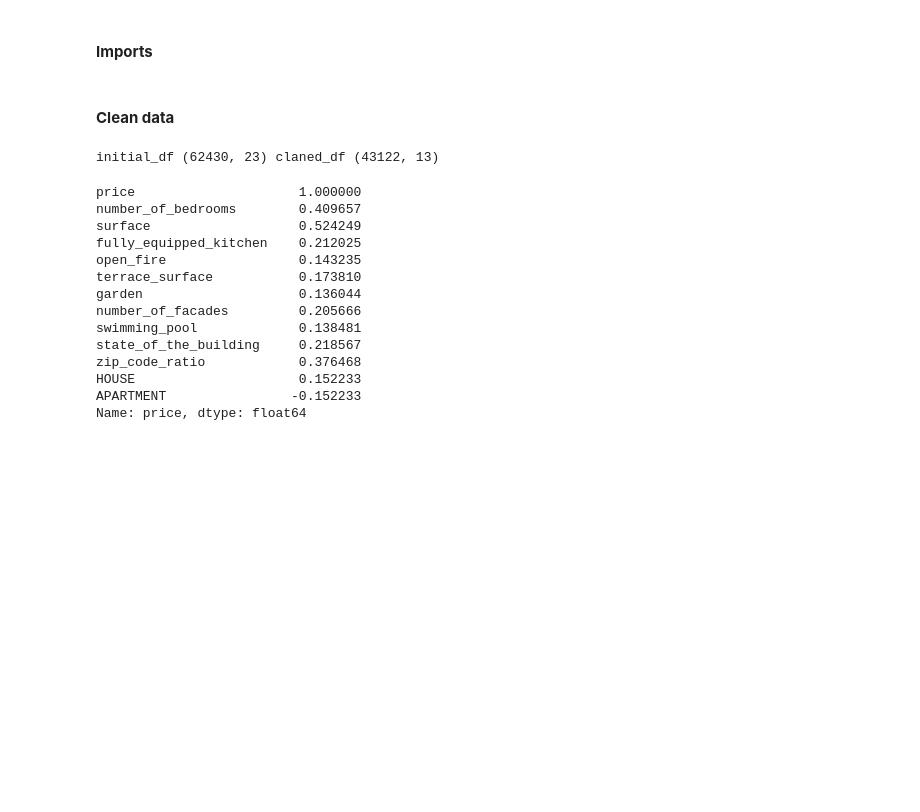
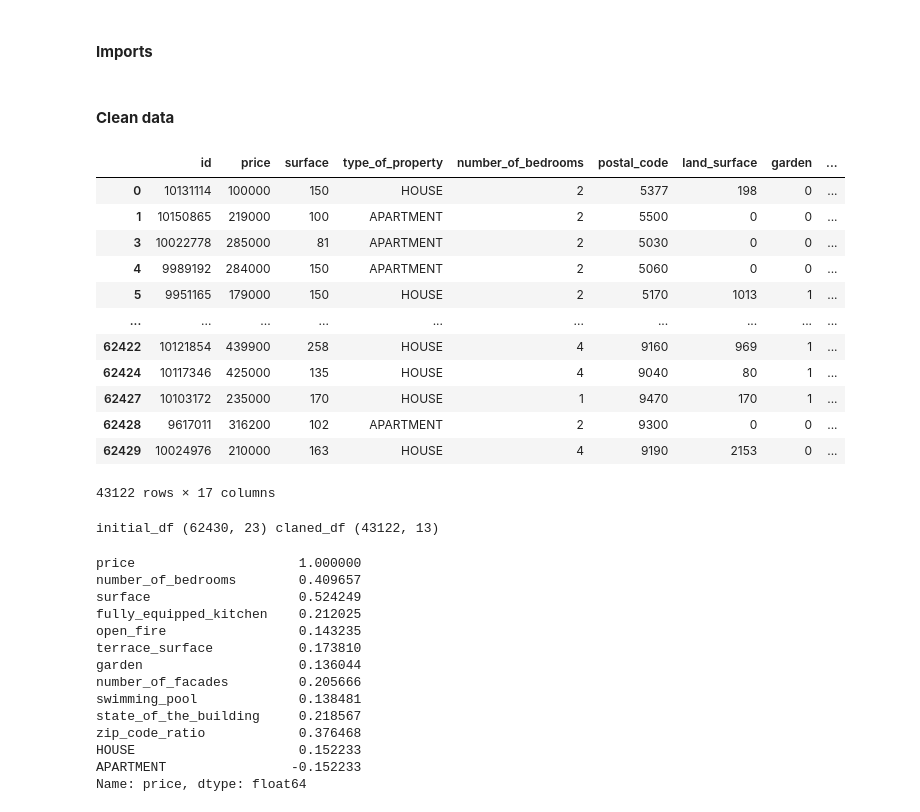
Before and after one commit to DavidValdez89d/Immo_eliza, a Jupyter notebook: Untitled.ipynb, the cells around one changed output. Cells and saved outputs as stored; diff of their text form; code cells hidden in the pictures; blank space fills up the shorter version.

```diff
--- a/Untitled.ipynb
+++ b/Untitled.ipynb
@@ -124,8 +124,11 @@ for i,x in enumerate(xxx_zip_list):
     dic_zip_value[x] = xxx[i]
 df['zip_code_ratio'] = df['zip_code_xx']
 df['zip_code_ratio'] = df['zip_code_ratio'].map(dic_zip_value)
+# %%
+df_test_api_x = df
 # %%
-df_test_api = df[['id',
+df_test_api = df_test_api_x[['id',
+                 'price',
                  'surface',
                  'type_of_property',
                  'number_of_bedrooms',
@@ -133,8 +136,31 @@ df_test_api = df[['id',
                  'land_surface',
                  'garden',
                  'garden_surface',
-
+                 'fully_equipped_kitchen',
+                 'swimming_pool',
+                 'furnished',
+                 'open_fire',
+                 'terrace',
+                 'terrace_surface',
+                 'number_of_facades',
+                 'state_of_the_building'
                  ]]
+# %%
+df_test_api
+# %% [output]
+|  | id | price | surface | type_of_property | number_of_bedrooms | postal_code | land_surface | garden | ... |
+| 0 | 10131114 | 100000 | 150 | HOUSE | 2 | 5377 | 198 | 0 | ... |
+| 1 | 10150865 | 219000 | 100 | APARTMENT | 2 | 5500 | 0 | 0 | ... |
+| 3 | 10022778 | 285000 | 81 | APARTMENT | 2 | 5030 | 0 | 0 | ... |
+| 4 | 9989192 | 284000 | 150 | APARTMENT | 2 | 5060 | 0 | 0 | ... |
+| 5 | 9951165 | 179000 | 150 | HOUSE | 2 | 5170 | 1013 | 1 | ... |
+| ... | ... | ... | ... | ... | ... | ... | ... | ... | ... |
+| 62422 | 10121854 | 439900 | 258 | HOUSE | 4 | 9160 | 969 | 1 | ... |
+| 62424 | 10117346 | 425000 | 135 | HOUSE | 4 | 9040 | 80 | 1 | ... |
+| 62427 | 10103172 | 235000 | 170 | HOUSE | 1 | 9470 | 170 | 1 | ... |
+| 62428 | 9617011 | 316200 | 102 | APARTMENT | 2 | 9300 | 0 | 0 | ... |
+| 62429 | 10024976 | 210000 | 163 | HOUSE | 4 | 9190 | 2153 | 0 | ... |
+43122 rows × 17 columns
 # %%
 filtered_atributes = [
     'price',
```
Also changed, not shown: parts of 1 cell of this notebook, 6 other files.
